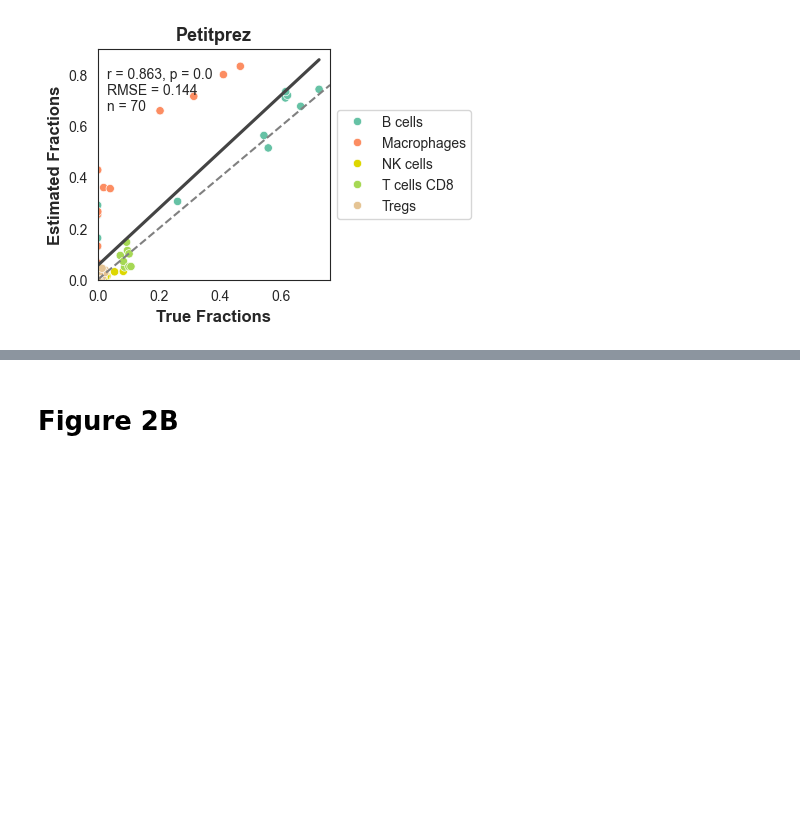
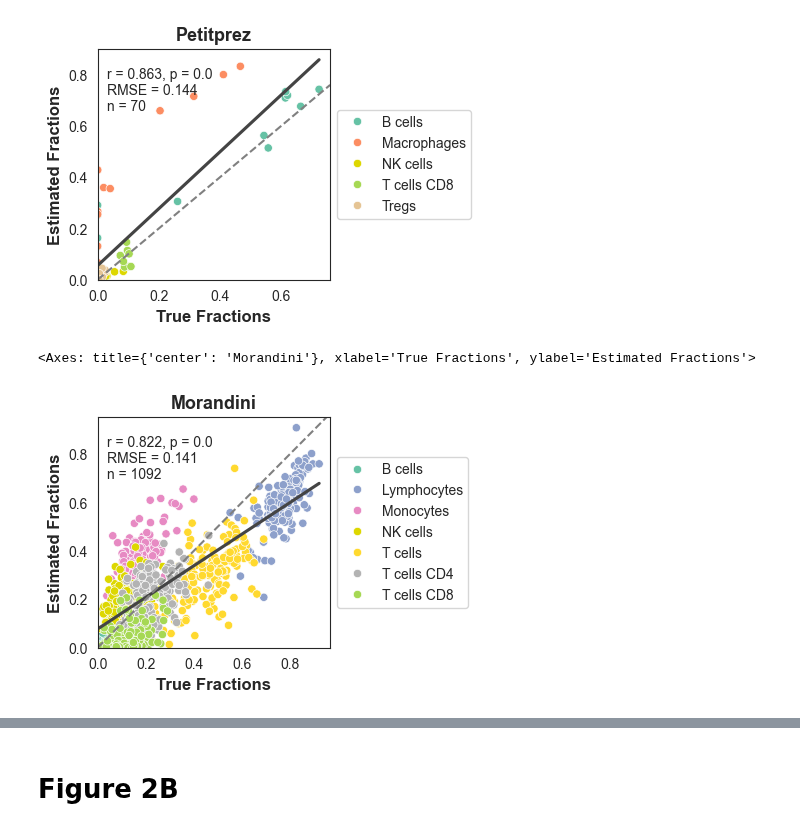
Before and after one commit to ComputationalBiomedicineGroup/rectangle_paper, a Jupyter notebook: notebooks/figure_2.ipynb, the cells around one changed output, grey strips where cells are left out. Cells and saved outputs as stored; diff of their text form; code cells hidden in the pictures; blank space fills up the shorter version.

```diff
--- a/notebooks/figure_2.ipynb
+++ b/notebooks/figure_2.ipynb
@@ -325,0 +160,25 @@ helper.create_scatter_plot_total(evaluation_petitprez, rsme_peptirez, p_peptirez
+# %%
+estimations_morandini = pd.read_csv('../output/hao_estimations_morandini.csv', index_col=0).T
+estimations_morandini['T cells CD4'] = estimations_morandini['T cells CD4 conv']
+estimations_morandini['T cells'] = estimations_morandini['T cells CD4 conv'] + estimations_morandini['T cells CD8'] + estimations_morandini[
+    'Tregs']
+estimations_morandini['Lymphocytes'] = estimations_morandini['T cells'] + estimations_morandini['NK cells'] + estimations_morandini['ILC'] + estimations_morandini['B cells'] + estimations_morandini['Plasma cells']
+estimations_morandini['Monocytes'] = estimations_morandini['Monocytes'] + estimations_morandini['pDC'] + estimations_morandini['mDC']
+estimations_morandini = estimations_morandini.T
+# %%
+morandini_facs = pd.read_csv('../data/fig2/morandini/morandini_facs.csv', index_col=0)
+morandini_facs = morandini_facs.T
+# %%
+gld_m, morandini_m = helper.match_dfs(morandini_facs.T, estimations_morandini)
+# %%
+
+gld_m = gld_m.sort_index(key=lambda x: x.str.lower())
+morandini_m = morandini_m.sort_index(key=lambda x: x.str.lower())
+evaluation_morandini = helper.create_evaluation_df(gld_m, morandini_m)
+rsme_morandini, r_morandini, p_morandini = helper.evaulate_total_df(evaluation_morandini)
+rsmes_morandini, ps_morandini, rs_morandini = helper.evaluate_by_cell_type(gld_m, morandini_m)
+helper.create_scatter_plot_total(evaluation_morandini, rsme_morandini, p_morandini, r_morandini,
+                                 'Morandini', save_path='../figures/fig2a_morandini.pdf', size=(3, 3))
+# %% [output]
+<Axes: title={'center': 'Morandini'}, xlabel='True Fractions', ylabel='Estimated Fractions'>
+[figure, added]
```
Also changed, not shown: parts of 24 cells of this notebook, 5 other files.
